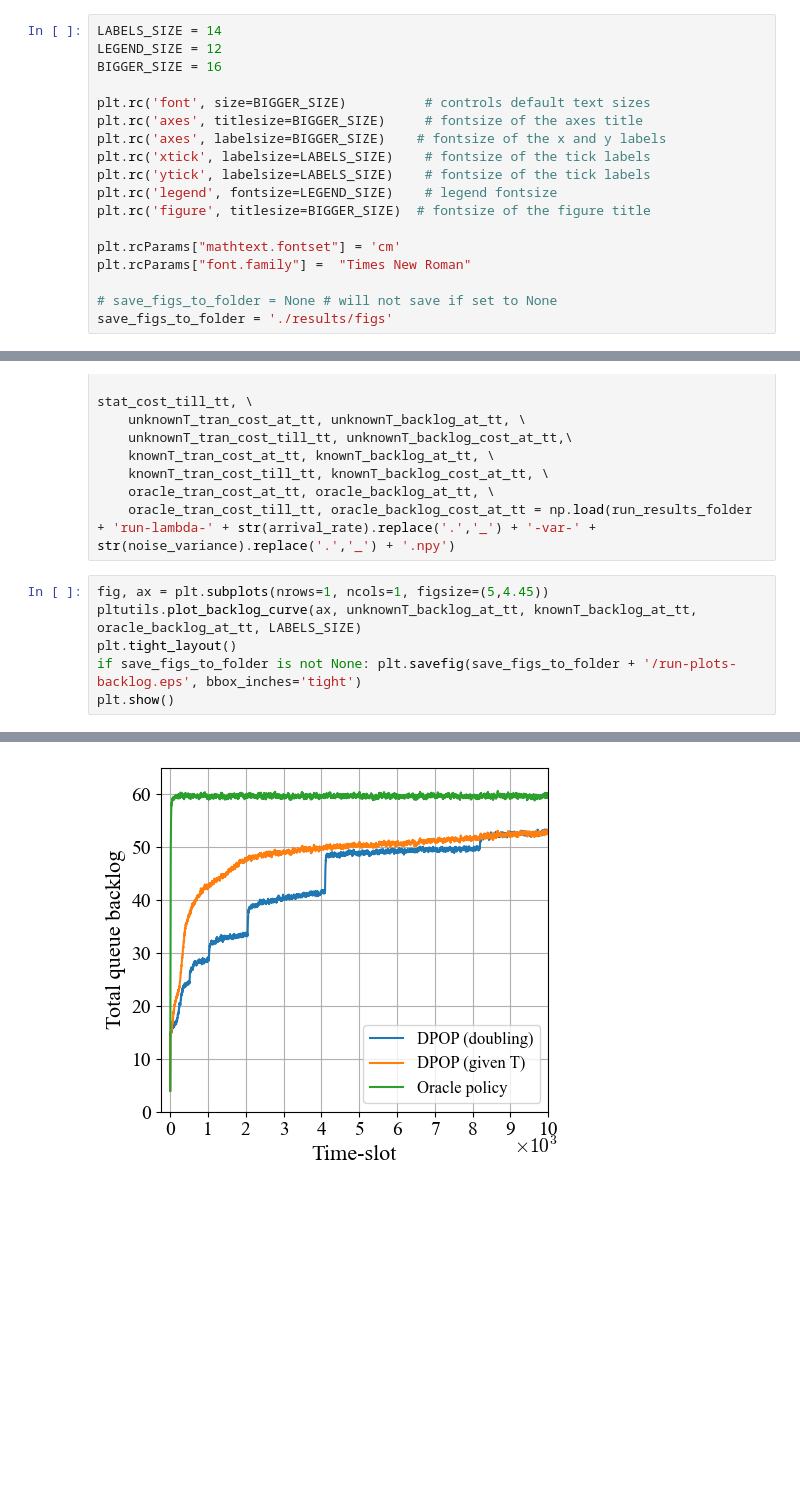
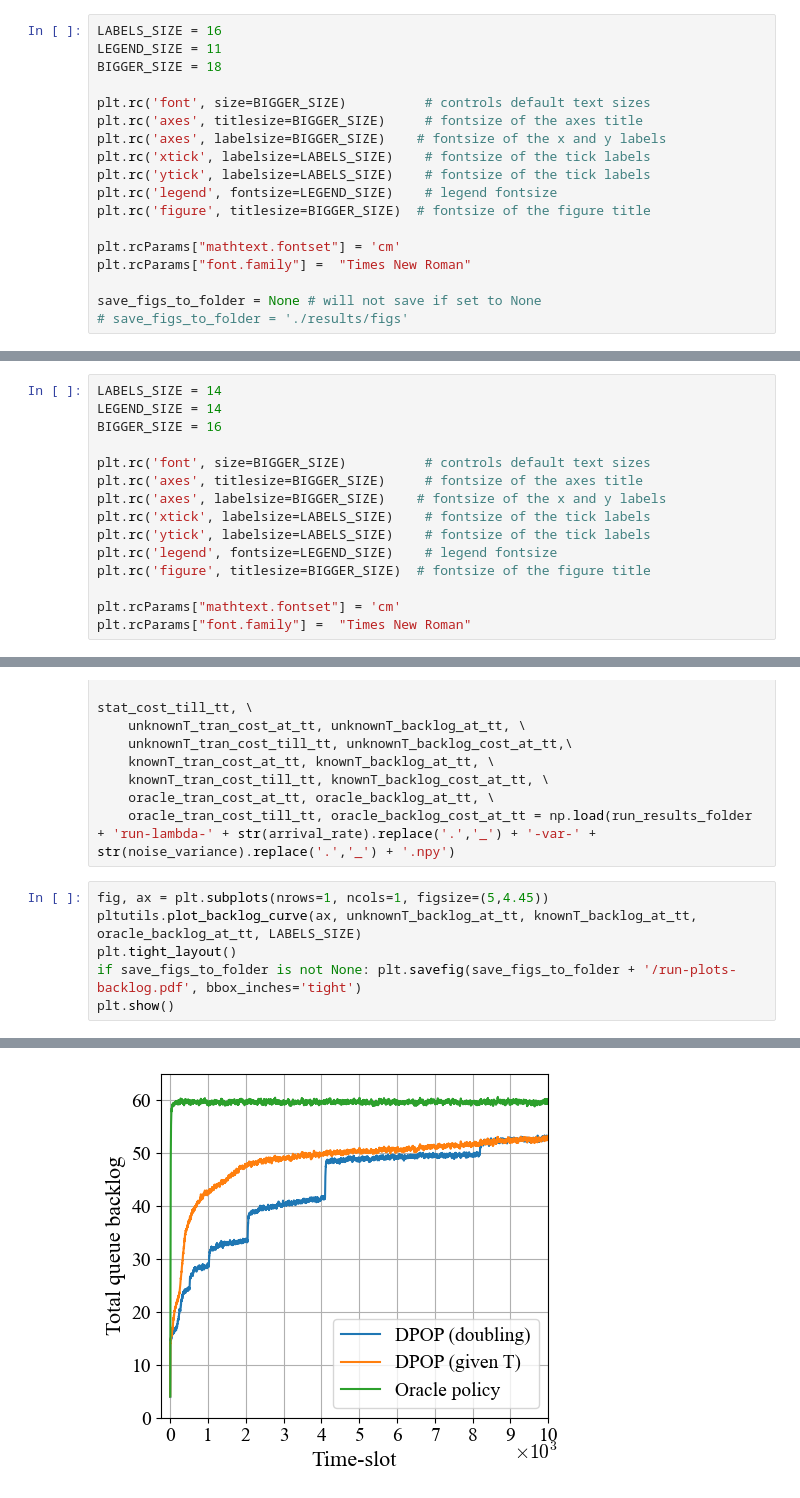
Before and after one commit to SathwikChadaga/Optimistic-DPP, a Jupyter notebook: plot_results.ipynb, the cells around one changed output, grey strips where cells are left out. Saved outputs shown, nothing was run; the diff lists cells and outputs as text; blank space fills up the shorter version.

```diff
--- a/plot_results.ipynb
+++ b/plot_results.ipynb
@@ -5,9 +5,9 @@ import utils.plotter as pltutils
 from importlib import reload
 reload(pltutils);
 # %%
-LABELS_SIZE = 14
-LEGEND_SIZE = 12
-BIGGER_SIZE = 16
+LABELS_SIZE = 16
+LEGEND_SIZE = 11
+BIGGER_SIZE = 18
 
 plt.rc('font', size=BIGGER_SIZE)          # controls default text sizes
 plt.rc('axes', titlesize=BIGGER_SIZE)     # fontsize of the axes title
@@ -20,8 +20,8 @@ plt.rc('figure', titlesize=BIGGER_SIZE)  # fontsize of the figure title
 plt.rcParams["mathtext.fontset"] = 'cm'
 plt.rcParams["font.family"] =  "Times New Roman"
 
-# save_figs_to_folder = None # will not save if set to None
-save_figs_to_folder = './results/figs'
+save_figs_to_folder = None # will not save if set to None
+# save_figs_to_folder = './results/figs'
 # %%
 sweep_results_folder = './results/regret-sweep'
 arrival_rate_list = [2, 4, 6]
@@ -67,3 +60,18 @@ Fit co-effs [1 T^{2/3}] = [1640.226    6.646]
+# %%
+LABELS_SIZE = 14
+LEGEND_SIZE = 14
+BIGGER_SIZE = 16
+
+plt.rc('font', size=BIGGER_SIZE)          # controls default text sizes
+plt.rc('axes', titlesize=BIGGER_SIZE)     # fontsize of the axes title
+plt.rc('axes', labelsize=BIGGER_SIZE)    # fontsize of the x and y labels
+plt.rc('xtick', labelsize=LABELS_SIZE)    # fontsize of the tick labels
+plt.rc('ytick', labelsize=LABELS_SIZE)    # fontsize of the tick labels
+plt.rc('legend', fontsize=LEGEND_SIZE)    # legend fontsize
+plt.rc('figure', titlesize=BIGGER_SIZE)  # fontsize of the figure title
+
+plt.rcParams["mathtext.fontset"] = 'cm'
+plt.rcParams["font.family"] =  "Times New Roman"
 # %%
 run_results_folder = './results/'
 arrival_rate = 4
@@ -80,6 +88,6 @@ stat_cost_till_tt, \
 fig, ax = plt.subplots(nrows=1, ncols=1, figsize=(5,4.45))
 pltutils.plot_backlog_curve(ax, unknownT_backlog_at_tt, knownT_backlog_at_tt, oracle_backlog_at_tt, LABELS_SIZE)
 plt.tight_layout()
-if save_figs_to_folder is not None: plt.savefig(save_figs_to_folder + '/run-plots-backlog.eps', bbox_inches='tight')
+if save_figs_to_folder is not None: plt.savefig(save_figs_to_folder + '/run-plots-backlog.pdf', bbox_inches='tight')
 plt.show()
 # %% [output]
@@ -87,4 +94,4 @@ The PostScript backend does not support transparency; partially transparent arti
-[figure, old version]
+[figure, new version]
 # %%
 fig, ax = plt.subplots(nrows=1, ncols=1, figsize=(5,4.5))
 pltutils.plot_transmission_cost_curve(ax, unknownT_tran_cost_at_tt, knownT_tran_cost_at_tt, oracle_tran_cost_at_tt, LABELS_SIZE)
```
Also changed, not shown: parts of 5 cells of this notebook, 1 other file.
